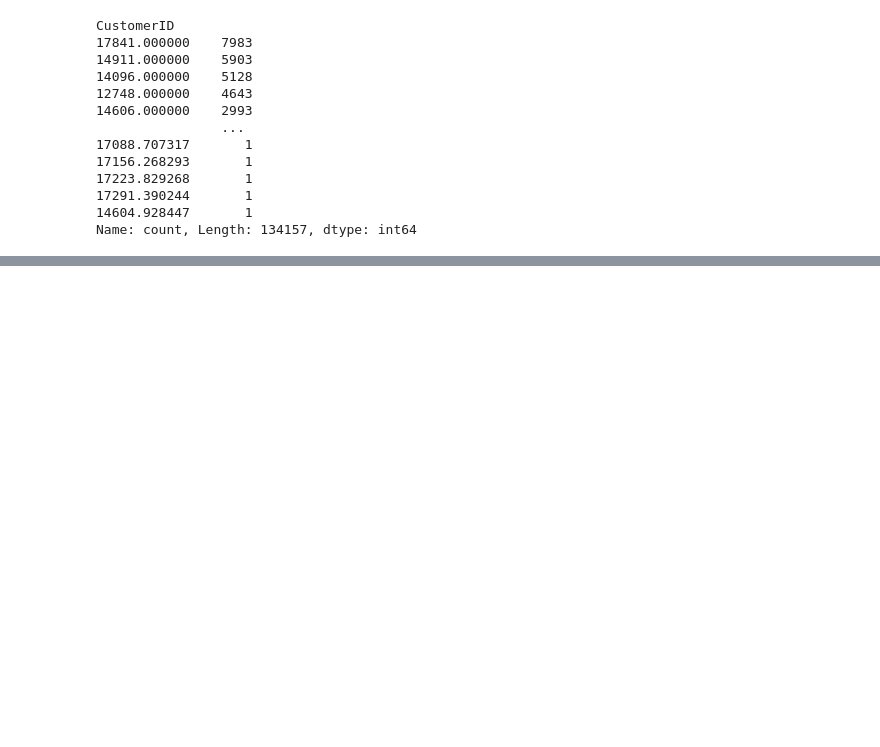
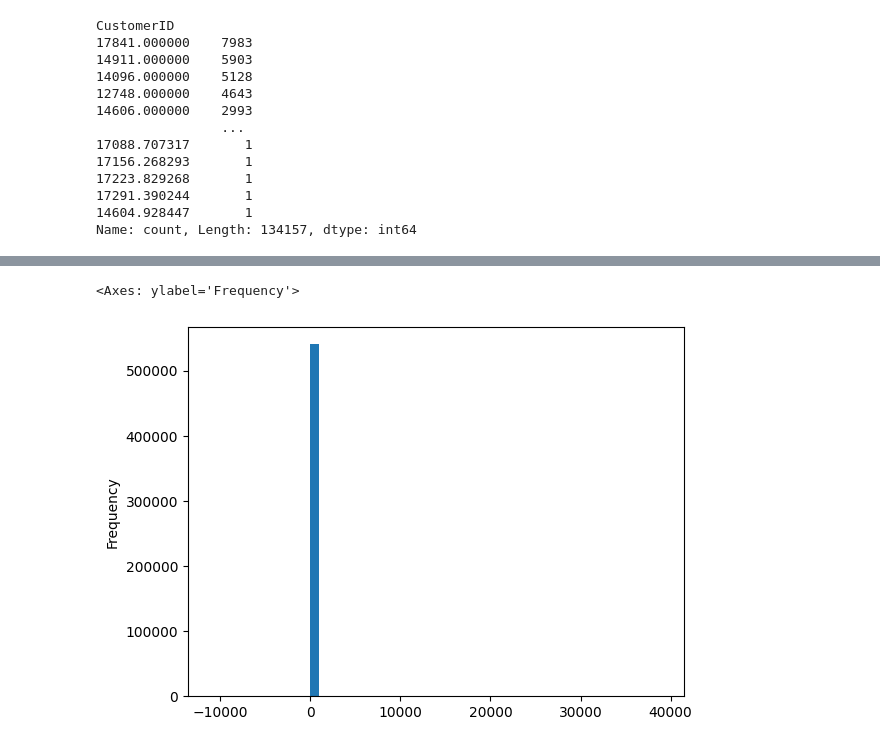
Before and after one commit to mannpadhiar/DM_lab, a Jupyter notebook: project/project1.ipynb, the cells around one changed output, grey strips where cells are left out. Cells and saved outputs as stored; diff of their text form; code cells hidden in the pictures; blank space fills up the shorter version.

```diff
--- a/project/project1.ipynb
+++ b/project/project1.ipynb
@@ -174,0 +227,5 @@ memory usage: 37.6+ MB
+# %%
+data['UnitPrice'].plot.hist(bins=50)
+# %% [output]
+<Axes: ylabel='Frequency'>
+[figure, added]
```
Also changed, not shown: parts of 12 cells of this notebook, 1 other file.
